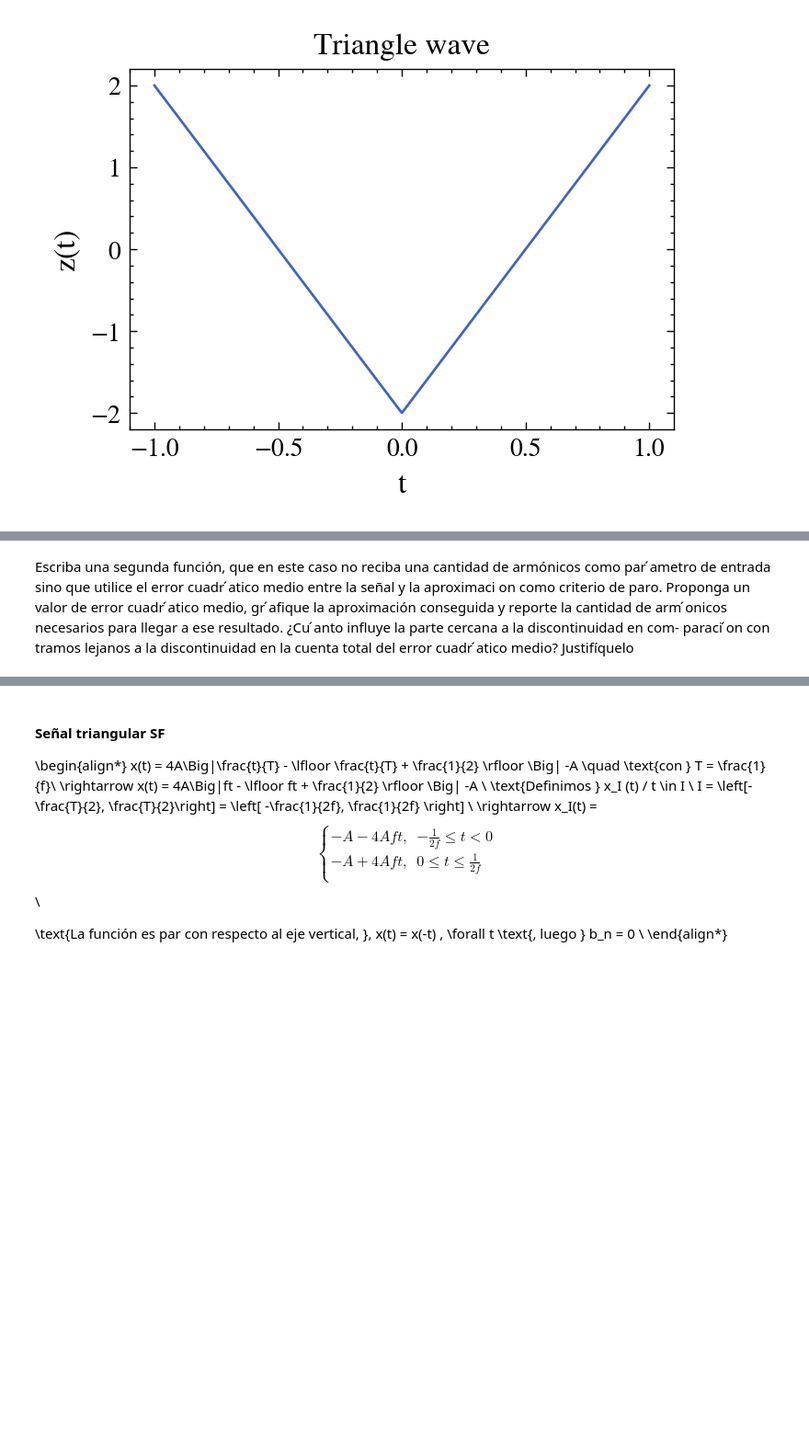
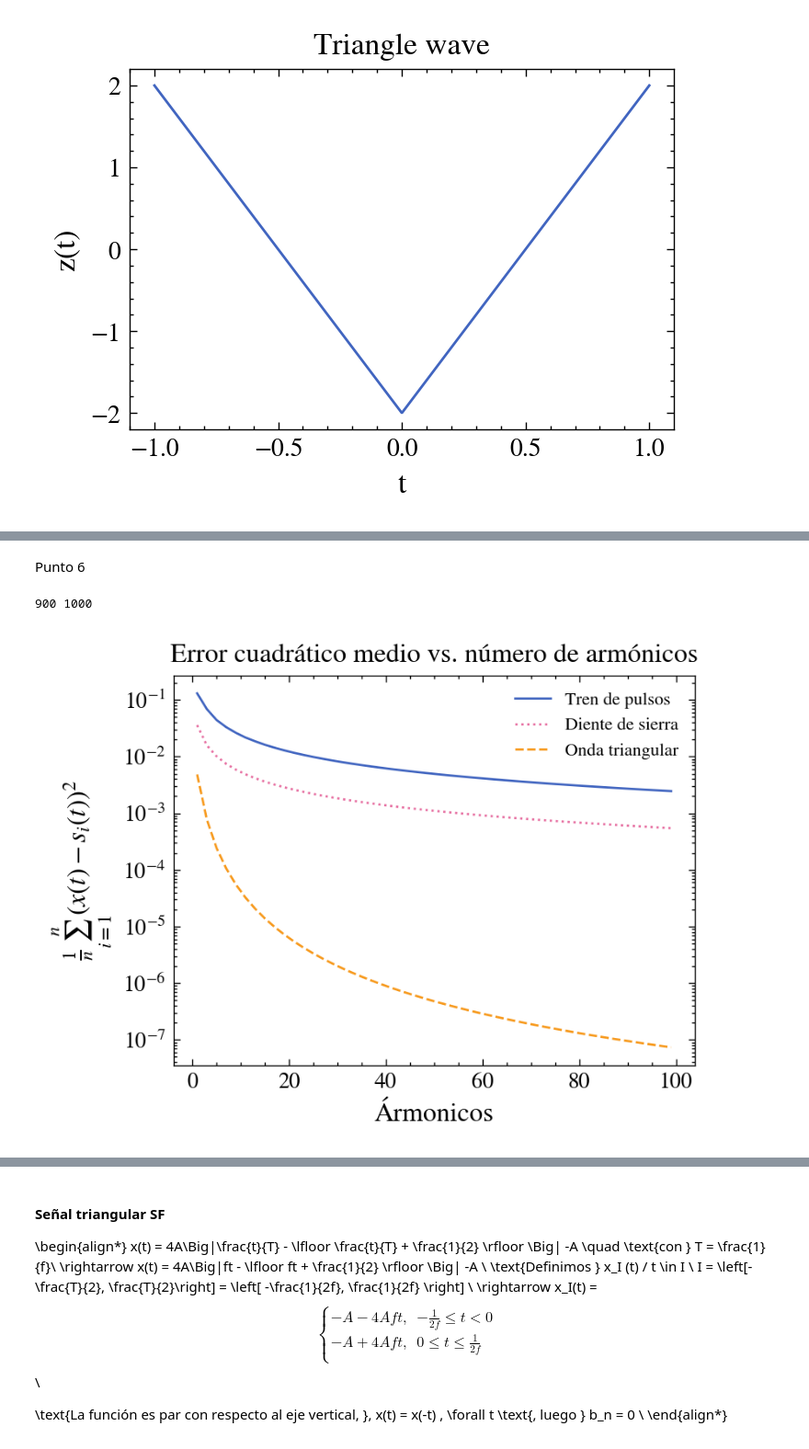
Before and after one commit to ignaschuemer7/TP1-AM3, a Jupyter notebook: better_caul_saul.ipynb, the cells around one changed output, grey strips where cells are left out. Shown: that part at 92% size. Saved outputs shown, nothing was run; the diff lists cells and outputs as text; code cells hidden in the pictures; blank space fills up the shorter version.

```diff
--- a/better_caul_saul.ipynb
+++ b/better_caul_saul.ipynb
@@ -333,9 +381,61 @@ plt.savefig('pulse_wave_fourier_series.pdf', format='pdf', bbox_inches='tight')
-# %% [markdown]
-Escriba una segunda función, que en este caso no reciba una cantidad de armónicos
-como par ́ametro de entrada sino que utilice el error cuadr ́atico medio entre la señal y
-la aproximaci on como criterio de paro. Proponga un valor de error cuadr ́atico medio,
-gr ́afique la aproximación conseguida y reporte la cantidad de arm ́onicos necesarios para
-llegar a ese resultado. ¿Cu ́anto influye la parte cercana a la discontinuidad en com-
-paraci ́on con tramos lejanos a la discontinuidad en la cuenta total del error cuadr ́atico
-medio? Justifíquelo
+# %% [markdown]
+Punto 6
+# %%
+def errorVsTerms(f: callable, an: callable, bn: callable, a0: float, T: float, n: list, t: np.ndarray) -> np.ndarray:
+    """
+    Returns the error between f and its Fourier series
+    for each number of terms.
+    :param f: function
+    :param an: function that returns the coefficient an
+    :param bn: function that returns the coefficient bn
+    :param a0: constant term
+    :param T: period of the function
+    :param epsilon: error
+    :param N: number of terms
+    """
+    return np.array([CuadraticMeanError(f, trigFourierSeries(an, bn, a0, T, n), t) for n in n])
+
+def removeDiscontinuity(t: np.ndarray, discontinuity: list) -> np.ndarray:
+    """
+    Returns the interval t without the discontinuities.
+    :param t: interval
+    :param discontinuity: list of discontinuities
+    """
+    #tomamos el 5% del intervalo para eliminar discontinuidades
+    percent = np.abs(t[-1] - t[0]) * 0.05
+    for d in discontinuity:
+        t = t[(t < d - percent) | (t > d + percent)]
+    return t
+
+t = np.linspace(-1, 1, 1000)
+n = np.arange(1, 100, 2)
+a0pt, anpt, bnpt = sf_pulse_train()
+xpt = pulse_train()
+discontinuityPT = [-1, 0, 1]
+tpt = removeDiscontinuity(t, discontinuityPT)
+a0st, anst, bnst = sf_sawtooth()
+yst = sawtooth()
+discontinuityST = [-1, 1]
+tst = removeDiscontinuity(t, discontinuityST)
+a0tt, antt, bntt = sf_triangle_wave()
+ztt = triangle()
+errorptDis = errorVsTerms(xpt, anpt, bnpt, a0pt, T, n, tpt)
+errorpt = errorVsTerms(xpt, anpt, bnpt, a0pt, T, n, t)
+print(len(tst), len(t))
+errorstDis = errorVsTerms(yst, anst, bnst, a0st, T, n, tst)
+errorst = errorVsTerms(yst, anst, bnst, a0st, T, n, t)
+errortt = errorVsTerms(ztt, antt, bntt, a0tt, T, n, t)
+plt.figure(figsize=(4, 3))
+plt.plot(n, errorptDis, label=f'Tren de pulsos')
+plt.plot(n, errorstDis, label=f'Diente de sierra')
+plt.plot(n, errortt, label=f'Onda triangular')
+plt.xlabel('Ármonicos')
+plt.ylabel(r'$\frac{1}{n} \sum_{i=1}^n (x(t) - s_i(t))^2$')
+plt.title('Error cuadrático medio vs. número de armónicos')
+plt.legend(fontsize=8)
+plt.yscale('log')
+plt.show()
+# %% [output]
+900 1000
+[figure, added]
 # %% [markdown]
```
Also changed, not shown: parts of 11 cells of this notebook, 1 other file.
